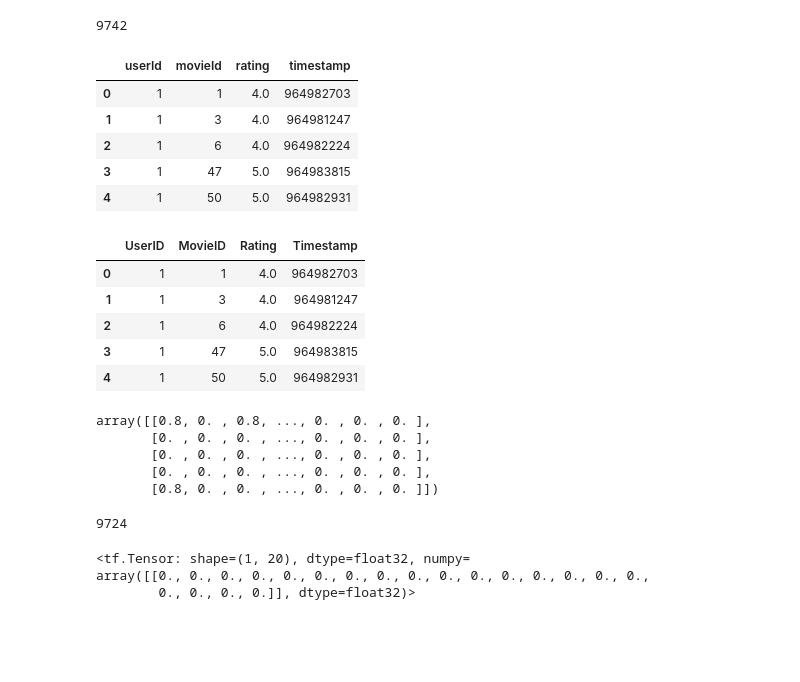
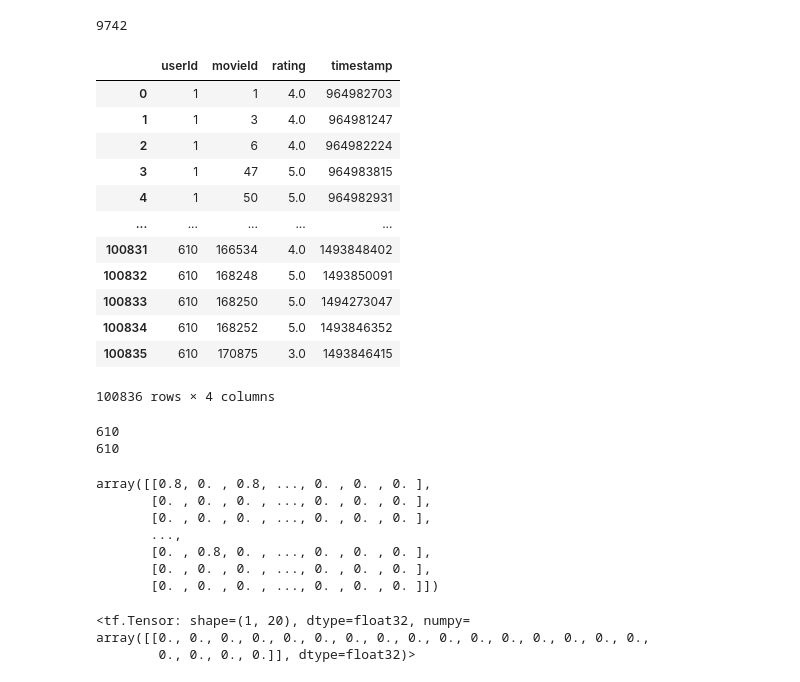
Before and after one commit to giftedemon/Boltzmann-Machines, a Jupyter notebook: implementation.ipynb, the cells around one changed output. Saved outputs shown, nothing was run; the diff lists cells and outputs as text; code cells hidden in the pictures; blank space fills up the shorter version.

```diff
--- a/implementation.ipynb
+++ b/implementation.ipynb
@@ -29,54 +30,52 @@ len(movies_df)
 [9742 rows x 3 columns]
 9742
 # %%
-# users = pd.read_csv('./ml-latest-small/ratings.csv').drop('timestamp', axis = 1)
-# ratings_df = pd.read_csv('./ml-1m/ratings.dat', sep='::', header=None, engine='python', encoding='latin-1')
 ratings_df = pd.read_csv('./ml-latest-small/ratings.csv')
-ratings_df.head()
+ratings_df
 # %% [output]
 |  | userId | movieId | rating | timestamp |
 | 0 | 1 | 1 | 4.0 | 964982703 |
 | 1 | 1 | 3 | 4.0 | 964981247 |
 | 2 | 1 | 6 | 4.0 | 964982224 |
 | 3 | 1 | 47 | 5.0 | 964983815 |
 | 4 | 1 | 50 | 5.0 | 964982931 |
+| ... | ... | ... | ... | ... |
+| 100831 | 610 | 166534 | 4.0 | 1493848402 |
+| 100832 | 610 | 168248 | 5.0 | 1493850091 |
+| 100833 | 610 | 168250 | 5.0 | 1494273047 |
+| 100834 | 610 | 168252 | 5.0 | 1493846352 |
+| 100835 | 610 | 170875 | 3.0 | 1493846415 |
+100836 rows × 4 columns
-# %%
-movies_df.columns = ['MovieID', 'Title', 'Genres']
-ratings_df.columns = ['UserID', 'MovieID', 'Rating', 'Timestamp']
-# %% [output]
-|  | UserID | MovieID | Rating | Timestamp |
-| 0 | 1 | 1 | 4.0 | 964982703 |
-| 1 | 1 | 3 | 4.0 | 964981247 |
-| 2 | 1 | 6 | 4.0 | 964982224 |
-| 3 | 1 | 47 | 5.0 | 964983815 |
-| 4 | 1 | 50 | 5.0 | 964982931 |
 # %%
-user_rating_df = ratings_df.pivot(index='UserID', columns='MovieID', values='Rating')
+# userId as rows and movieId as columns
+user_rating_df = ratings_df.pivot(index='userId', columns='movieId', values='rating')
 
+# Normalizing
 norm_user_rating_df = user_rating_df.fillna(0) / 5.0
 trX = norm_user_rating_df.values
-
-trX[0:5]
+print(len(trX))
+trX[0:10]
 # %% [output]
-array([[0.8, 0. , 0.8, ..., 0. , 0. , 0. ],
-       [0. , 0. , 0. , ..., 0. , 0. , 0. ],
-       [0. , 0. , 0. , ..., 0. , 0. , 0. ],
-       [0. , 0. , 0. , ..., 0. , 0. , 0. ],
-       [0.8, 0. , 0. , ..., 0. , 0. , 0. ]])
+610
+610
+array([[0.8, 0. , 0.8, ..., 0. , 0. , 0. ],
+       [0. , 0. , 0. , ..., 0. , 0. , 0. ],
+       [0. , 0. , 0. , ..., 0. , 0. , 0. ],
+       ...,
+       [0. , 0.8, 0. , ..., 0. , 0. , 0. ],
+       [0. , 0. , 0. , ..., 0. , 0. , 0. ],
+       [0. , 0. , 0. , ..., 0. , 0. , 0. ]])
 # %%
-hiddenUnits = 20
+hiddenUnits = 20 # need to test tbh
 visibleUnits = len(user_rating_df.columns)
-print(visibleUnits)
-vb = tf.Variable(tf.zeros([visibleUnits]), tf.float32)  # Number of unique movies
-hb = tf.Variable(tf.zeros([hiddenUnits]), tf.float32)  # Number of features were going to learn
-W = tf.Variable(tf.zeros([visibleUnits, hiddenUnits]), tf.float32)  # Weight Matrix
+vb = tf.Variable(tf.zeros([visibleUnits]), tf.float32) # visible layers are the movies
+hb = tf.Variable(tf.zeros([hiddenUnits]), tf.float32) # number of features/hidden layers
+W = tf.Variable(tf.zeros([visibleUnits, hiddenUnits]), tf.float32)
+
+v0 = tf.zeros([visibleUnits], tf.float32)
+tf.matmul([v0], W)
 # %% [output]
-9724
+<tf.Tensor: shape=(1, 20), dtype=float32, numpy=
+array([[0., 0., 0., 0., 0., 0., 0., 0., 0., 0., 0., 0., 0., 0., 0., 0.,
+        0., 0., 0., 0.]], dtype=float32)>
-# %%
-v0 = tf.zeros([visibleUnits], tf.float32)
-tf.matmul([v0], W)
-# %% [output]
-<tf.Tensor: shape=(1, 20), dtype=float32, numpy=
-array([[0., 0., 0., 0., 0., 0., 0., 0., 0., 0., 0., 0., 0., 0., 0., 0.,
-        0., 0., 0., 0.]], dtype=float32)>
 # %%
```
Also changed, not shown: parts of 9 cells of this notebook, 10 other files.
